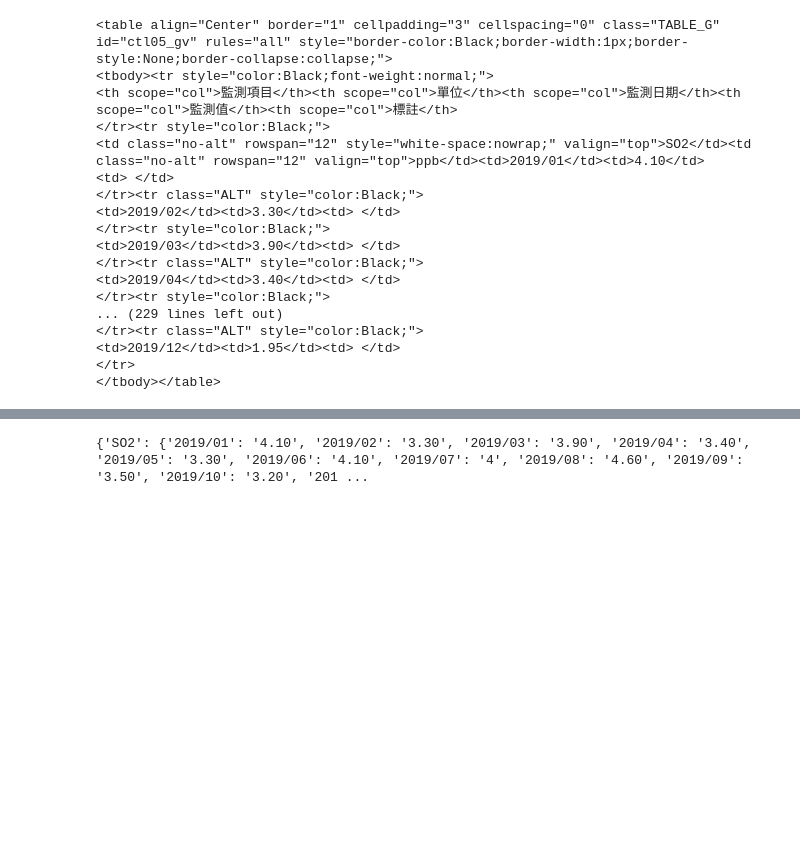
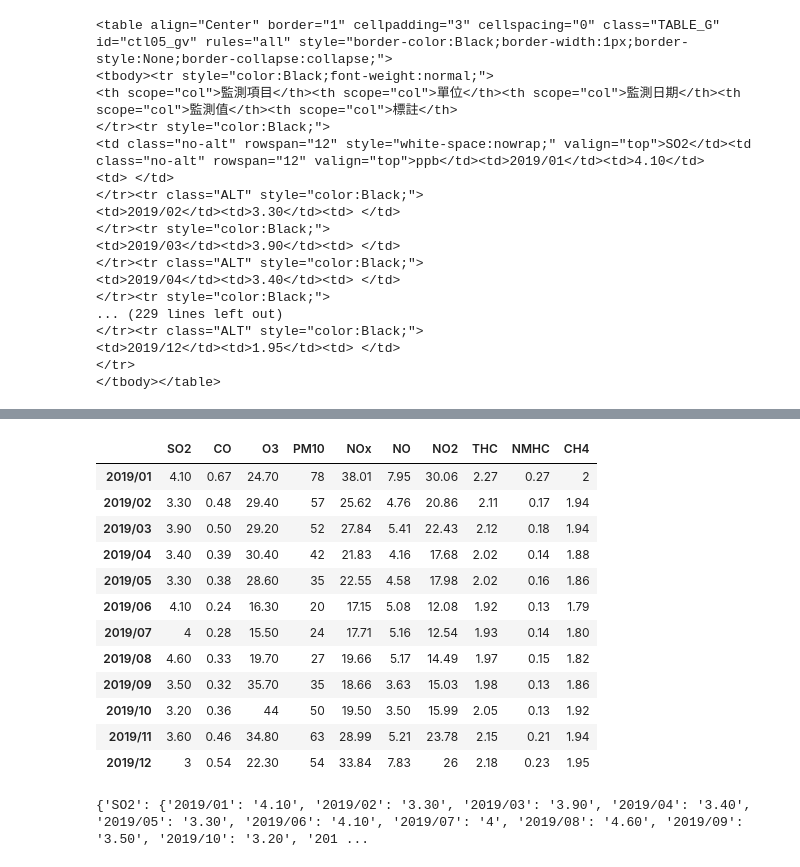
Before and after one commit to tony-chengchunchang/1st-PyCrawlerMarathon, a Jupyter notebook: homework/D19/Day019_HW.ipynb, the cells around one changed output, grey strips where cells are left out. Saved outputs shown, nothing was run; the diff lists cells and outputs as text; code cells hidden in the pictures; blank space fills up the shorter version.

```diff
--- a/homework/D19/Day019_HW.ipynb
+++ b/homework/D19/Day019_HW.ipynb
@@ -64,3 +64,20 @@ data = data[1:]
 targets = table.find_all('td', style='white-space:nowrap;')
 # %%
 targets_list = [td.text for td in targets]
+# %%
+target_dict = {}
+count = 0
+for d in data:
+    if count % 12 == 0:
+        vals = d.find_all('td')
+        target = vals[0].text
+        date_dict = {vals[2].text: vals[3].text}
+        target_dict[target] = date_dict
+        count += 1
+
+    else:
+        vals = d.find_all('td')
+        target_dict[target][vals[0].text] = vals[1].text
+        count += 1
+
+target_dict
@@ -67,3 +102,20 @@ targets_list = [td.text for td in targets]
+# %%
+import pandas as pd
+pd.DataFrame(target_dict)
+# %% [output]
+|  | SO2 | CO | O3 | PM10 | NOx | NO | NO2 | THC | NMHC | CH4 |
+| 2019/01 | 4.10 | 0.67 | 24.70 | 78 | 38.01 | 7.95 | 30.06 | 2.27 | 0.27 | 2 |
+| 2019/02 | 3.30 | 0.48 | 29.40 | 57 | 25.62 | 4.76 | 20.86 | 2.11 | 0.17 | 1.94 |
+| 2019/03 | 3.90 | 0.50 | 29.20 | 52 | 27.84 | 5.41 | 22.43 | 2.12 | 0.18 | 1.94 |
+| 2019/04 | 3.40 | 0.39 | 30.40 | 42 | 21.83 | 4.16 | 17.68 | 2.02 | 0.14 | 1.88 |
+| 2019/05 | 3.30 | 0.38 | 28.60 | 35 | 22.55 | 4.58 | 17.98 | 2.02 | 0.16 | 1.86 |
+| 2019/06 | 4.10 | 0.24 | 16.30 | 20 | 17.15 | 5.08 | 12.08 | 1.92 | 0.13 | 1.79 |
+| 2019/07 | 4 | 0.28 | 15.50 | 24 | 17.71 | 5.16 | 12.54 | 1.93 | 0.14 | 1.80 |
+| 2019/08 | 4.60 | 0.33 | 19.70 | 27 | 19.66 | 5.17 | 14.49 | 1.97 | 0.15 | 1.82 |
+| 2019/09 | 3.50 | 0.32 | 35.70 | 35 | 18.66 | 3.63 | 15.03 | 1.98 | 0.13 | 1.86 |
+| 2019/10 | 3.20 | 0.36 | 44 | 50 | 19.50 | 3.50 | 15.99 | 2.05 | 0.13 | 1.92 |
+| 2019/11 | 3.60 | 0.46 | 34.80 | 63 | 28.99 | 5.21 | 23.78 | 2.15 | 0.21 | 1.94 |
+| 2019/12 | 3 | 0.54 | 22.30 | 54 | 33.84 | 7.83 | 26 | 2.18 | 0.23 | 1.95 |
 # %%
 # %% [output]
 {'SO2': {'2019/01': '4.10', '2019/02': '3.30', '2019/03': '3.90', '2019/04': '3.40', '2019/05': '3.30', '2019/06': '4.10', '2019/07': '4', '2019/08': '4.60', '2019/09': '3.50', '2019/10': '3.20', '201 ...
```
Also changed, not shown: parts of 1 cell of this notebook.
